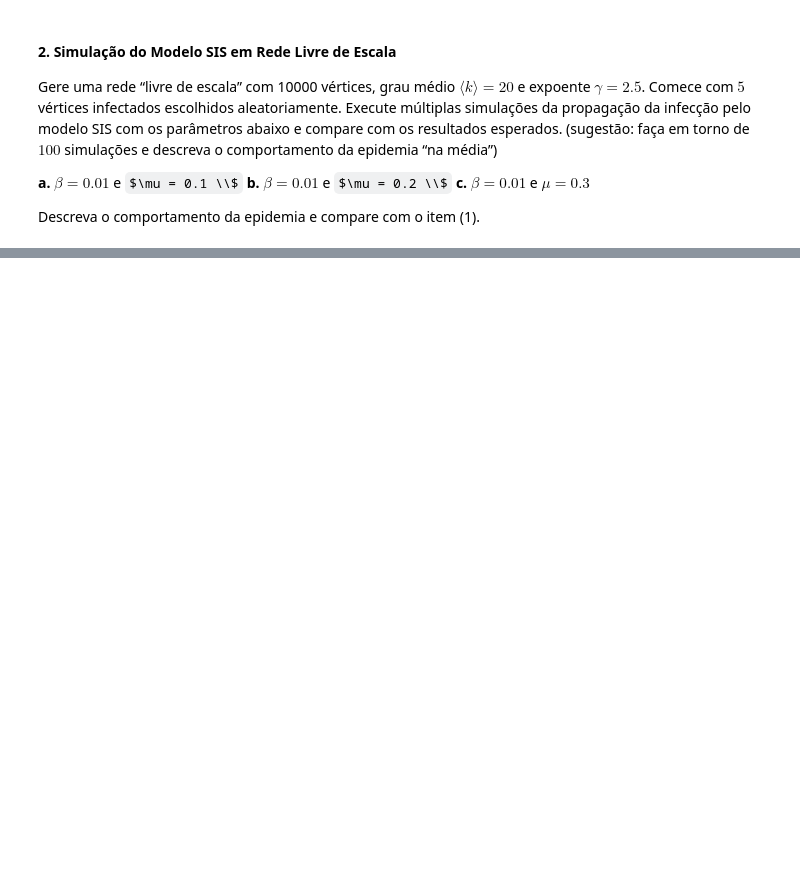
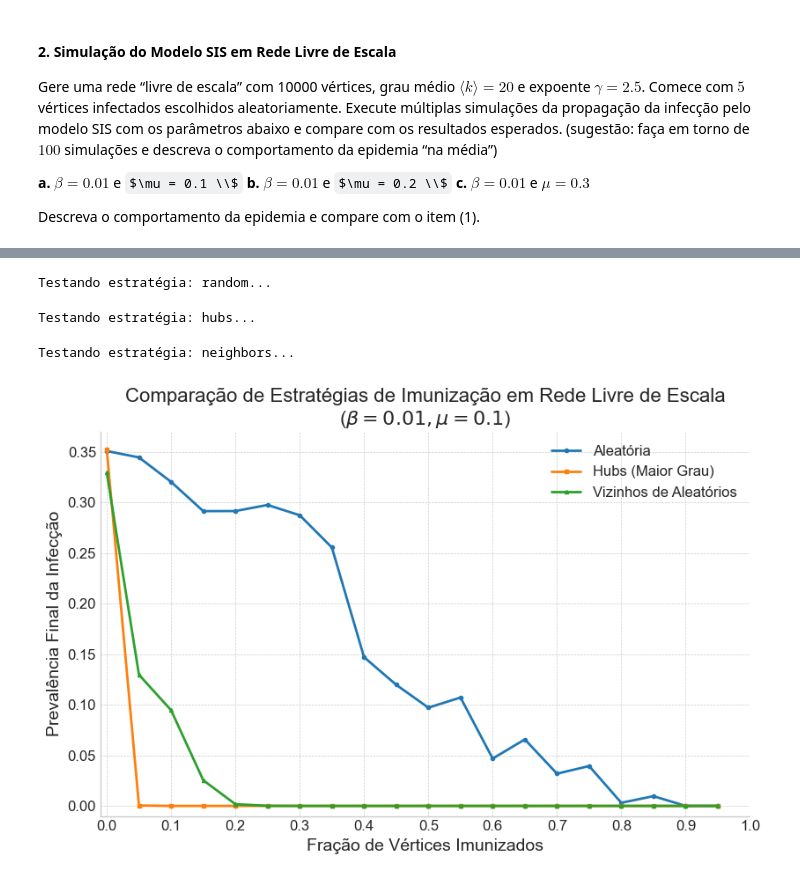
Before and after one commit to LeonardoAleee/EpidemicSimulation, a Jupyter notebook: EpidemicSimulation.ipynb, the cells around one changed output, grey strips where cells are left out. Cells and saved outputs as stored; diff of their text form; code cells hidden in the pictures; some formulas as TeX source; blank space fills up the shorter version.

Commit message:
Adicionado questão 3 e requirements

```diff
--- a/EpidemicSimulation.ipynb
+++ b/EpidemicSimulation.ipynb
@@ -177,0 +332,61 @@ plt.show()
+# %%
+# Parâmetros do exercício 2 letra a
+beta_target = 0.01
+mu_target = 0.1
+
+# Lista de frações de vacinação a testar (0% a 95%, passos de 5%)
+fractions = np.arange(0.0, 1.0, 0.05)
+
+strategies = ["random", "hubs", "neighbors"]
+results_imm = {}
+
+# utilizando G_sf da questão 2)
+for strat in strategies:
+    prevalences = find_critical_fraction(G_sf, beta_target, mu_target, strat, fractions)
+    results_imm[strat] = prevalences
+# %% [output]
+Testando estratégia: random...
+Testando estratégia: hubs...
+Testando estratégia: neighbors...
+# %%
+plt.style.use('seaborn-v0_8-whitegrid')
+fig, ax = plt.subplots(figsize=(12*0.7, 8*0.7))
+
+plot_styles = {
+    "random": {"color": "C0", "marker": "o", "linestyle": "-", "label": "Aleatória"},
+    "hubs": {"color": "C1", "marker": "s", "linestyle": "-", "label": "Hubs (Maior Grau)"},
+    "neighbors": {"color": "C2", "marker": "^", "linestyle": "-", "label": "Vizinhos de Aleatórios"}
+}
+
+for strat in strategies:
+    style = plot_styles[strat]
+    ax.plot(fractions, results_imm[strat],
+             marker=style["marker"],
+             linestyle=style["linestyle"],
+             color=style["color"],
+             label=style["label"],
+             markersize=3,
+             linewidth=2)
+
+ax.set_xlabel("Fração de Vértices Imunizados", fontsize=14)
+ax.set_ylabel("Prevalência Final da Infecção", fontsize=14)
+ax.set_title(f"Comparação de Estratégias de Imunização em Rede Livre de Escala\n($\\beta={beta_target}, \\mu={mu_target}$)", fontsize=16)
+ax.legend(fontsize=12)
+
+ax.grid(True, which='both', linestyle='--', linewidth=0.5)
+
+ax.set_xticks(np.arange(0, 1.05, 0.1))
+ax.tick_params(axis='x', labelsize=12)
+ax.tick_params(axis='y', labelsize=12)
+
+ax.set_ylim(bottom=-0.01)
+ax.set_xlim(left=-0.01)
+
+# Remove a linha superior e a direita da caixa do gráfico
+ax.spines['top'].set_visible(False)
+ax.spines['right'].set_visible(False)
+
+plt.tight_layout()
+plt.show()
+# %% [output]
+[figure, added]
```
Also changed, not shown: parts of 10 cells of this notebook, 1 other file.
